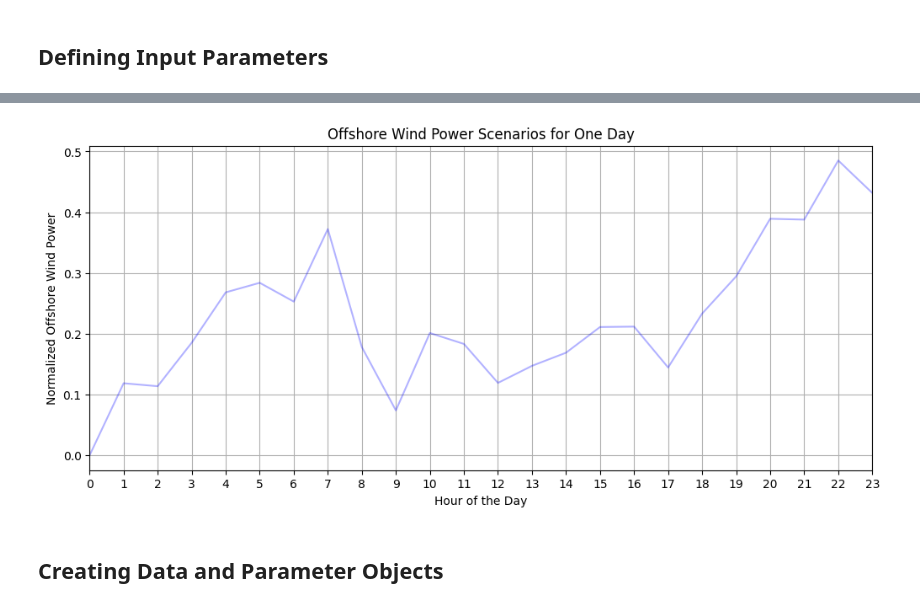
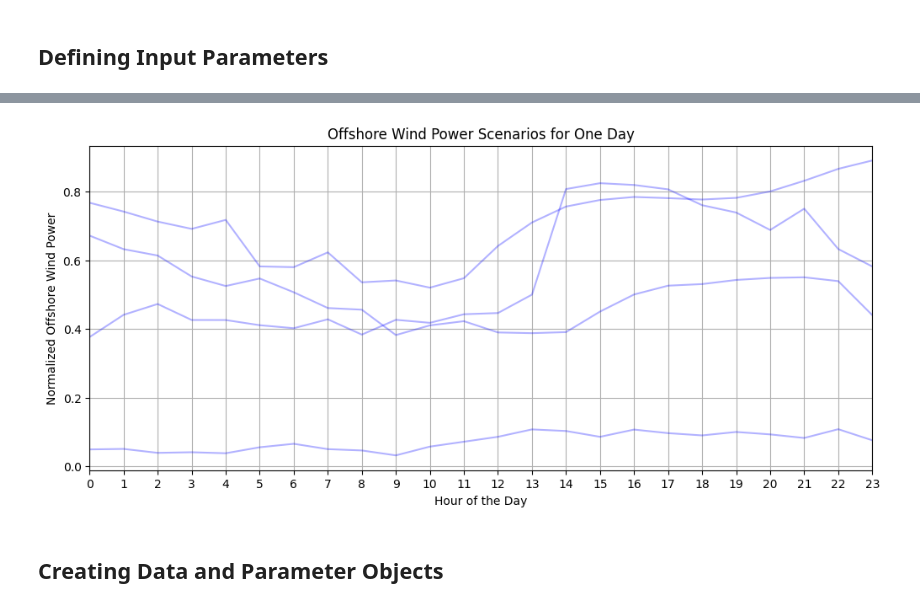
Before and after one commit to bioapfelsaft123/MasterThesis, a Jupyter notebook: SampleSystem.ipynb, the cells around one changed output, grey strips where cells are left out. Saved outputs shown, nothing was run; the diff lists cells and outputs as text; code cells hidden in the pictures.

```diff
--- a/SampleSystem.ipynb
+++ b/SampleSystem.ipynb
@@ -70,17 +70,17 @@ plt.show()
 # %%
 #Plot one day of offshore wind scenarios
 plt.figure(figsize=(12, 5))
 for scenario in range(N_Scen):  # Plot only first 50 scenarios for clarity
-    plt.plot(range(24), Offwind_scenarios[4000:4024, scenario], alpha=0.3, color='blue')
+    plt.plot(range(24), Offwind_scenarios[0:24, scenario], alpha=0.3, color='blue')
 plt.title("Offshore Wind Power Scenarios for One Day")
 plt.xlabel("Hour of the Day")
 plt.ylabel("Normalized Offshore Wind Power")
 plt.grid(True)
 plt.xlim(0, 23)  # Limit x-axis to 24 hours
 plt.xticks(range(24))  # Set x-ticks to show each hour
 plt.show()
 # %% [output]
-[figure, old version]
+[figure, new version]
 # %% [markdown]
 ## Creating Data and Parameter Objects
 # %%
```
Also changed, not shown: parts of 8 cells of this notebook, 36 other files.
